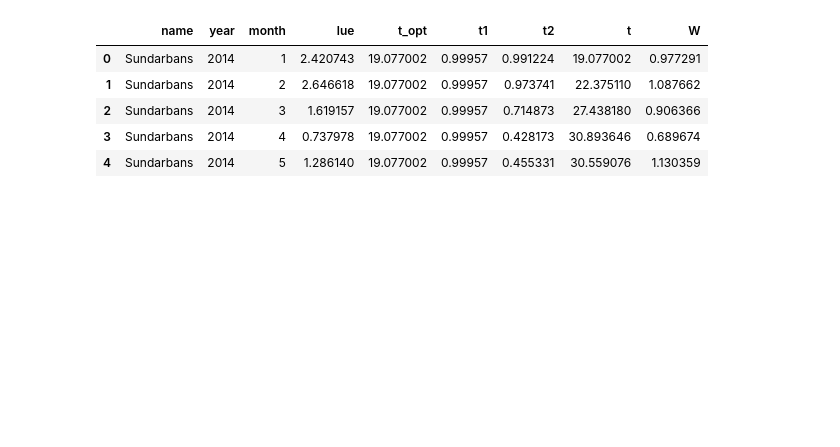
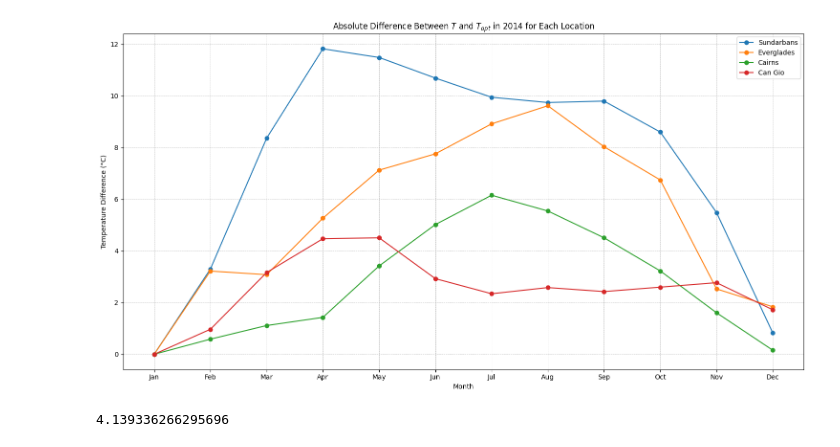
Before and after one commit to jcgloria/npp_gee, a Jupyter notebook: lue.ipynb, the cells around one changed output. Cells and saved outputs as stored; diff of their text form; code cells hidden in the pictures; blank space fills up the shorter version.

```diff
--- a/lue.ipynb
+++ b/lue.ipynb
@@ -4,10 +4,40 @@ import matplotlib
 # %%
-df = pd.read_csv('lue.csv', sep=',')
-df.head()
+# Load the data
+data = pd.read_csv('lue.csv')
-# %% [output]
-|  | name | year | month | lue | t_opt | t1 | t2 | t | W |
-| 0 | Sundarbans | 2014 | 1 | 2.420743 | 19.077002 | 0.99957 | 0.991224 | 19.077002 | 0.977291 |
-| 1 | Sundarbans | 2014 | 2 | 2.646618 | 19.077002 | 0.99957 | 0.973741 | 22.375110 | 1.087662 |
-| 2 | Sundarbans | 2014 | 3 | 1.619157 | 19.077002 | 0.99957 | 0.714873 | 27.438180 | 0.906366 |
-| 3 | Sundarbans | 2014 | 4 | 0.737978 | 19.077002 | 0.99957 | 0.428173 | 30.893646 | 0.689674 |
-| 4 | Sundarbans | 2014 | 5 | 1.286140 | 19.077002 | 0.99957 | 0.455331 | 30.559076 | 1.130359 |
+# %%
+
+# Create a date column combining year and month
+data['date'] = pd.to_datetime(data[['year', 'month']].assign(DAY=1))
+
+# Calculate the difference between t and t_opt
+data['t_difference'] = data['t'] - data['t_opt']
+data['t_difference'] = data['t_difference'].abs()
+
+# Get unique locations
+locations = data['name'].unique()
+
+# Filter the data for the year 2019
+data_2019 = data[data['year'] == 2014]
+
+# Plotting the graph for 2019 with LaTeX formatting in the title
+plt.figure(figsize=(15, 8))
+for location in locations:
+    location_data = data_2019[data_2019['name'] == location]
+    plt.plot(location_data['month'], location_data['t_difference'], label=location, marker='o')
+
+plt.xticks(range(1, 13), ['Jan', 'Feb', 'Mar', 'Apr', 'May', 'Jun', 'Jul', 'Aug', 'Sep', 'Oct', 'Nov', 'Dec'])
+plt.xlabel('Month')
+plt.ylabel('Temperature Difference (°C)')
+plt.title('Absolute Difference Between $T$ and $T_{opt}$ in 2014 for Each Location')
+plt.legend()
+plt.grid(True, which='both', linestyle='--', linewidth=0.5)
+plt.tight_layout()
+plt.show()
+# %% [output]
+[figure, added]
+# %%
+# get the average t_difference
+average_t_difference = data['t_difference'].mean()
+average_t_difference
+# %% [output]
+4.139336266295696
```
Also changed, not shown: parts of 1 cell of this notebook, 14 other files.
